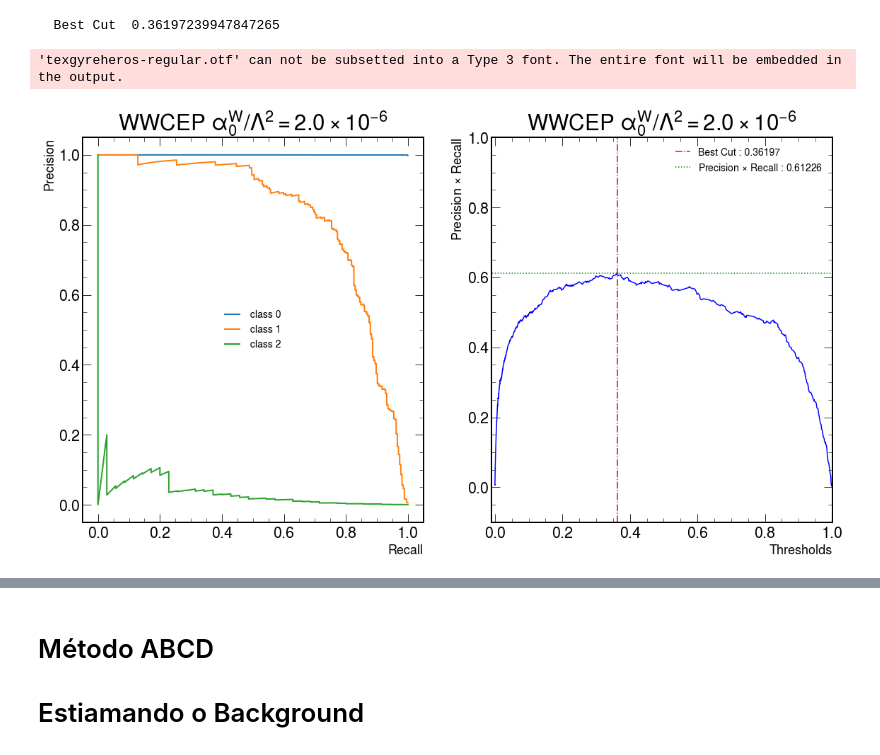
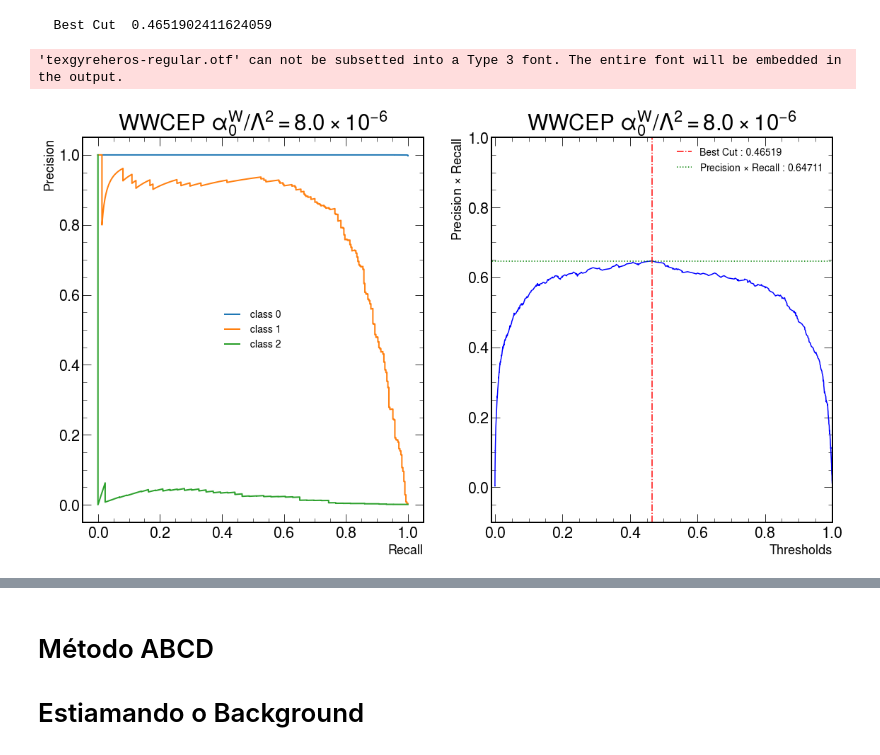
Before and after one commit to teteumac/Acoplamento-Quartico-Anomalo, a Jupyter notebook: LightGBM_MulticlassClassifier_WWCEP.ipynb, the cells around one changed output, grey strips where cells are left out. Saved outputs shown, nothing was run; the diff lists cells and outputs as text; code cells hidden in the pictures.

```diff
--- a/LightGBM_MulticlassClassifier_WWCEP.ipynb
+++ b/LightGBM_MulticlassClassifier_WWCEP.ipynb
@@ -115,6 +176,8 @@ data_set_back_multirp = open_file_MC( 'DataSet_back_multiRP.h5' )
 # %%
 label_back = pd.DataFrame( [0]*len( data_set_back_multirp ) )
 data_set_back_multirp = pd.concat( [ data_set_back_multirp, label_back ], axis = 1 ).rename(columns={0: 'label'})
+data_set_back_multirp['xi1_smearing'] = data_set_back_multirp['xi1']
+data_set_back_multirp['xi2_smearing'] = data_set_back_multirp['xi2']
 data_set_back_multirp
 # %% [output]
 |  | Mww | Pt_W_lep | dPhi_Whad_Wlep | dPhi_jatos_MET | jetAK8_pt | jetAK8_eta | jetAK8_prunedMass | ... |
@@ -292,0 +484,18 @@ DataSet_Test4 = DataSet_Test4.drop(Drop_Columns, axis = 1)
+# %%
+'''DataSet_Train8, y_train8, scaler, scaler_prediction = do_scaler(DataSet_Train8, y_train8, scaler, scaler_prediction)
+DataSet_Train7, y_train7, scaler, scaler_prediction = do_scaler(DataSet_Train7, y_train7, scaler, scaler_prediction)
+DataSet_Train6, y_train6, scaler, scaler_prediction = do_scaler(DataSet_Train6, y_train6, scaler, scaler_prediction)
+DataSet_Train5, y_train5, scaler, scaler_prediction = do_scaler(DataSet_Train5, y_train5, scaler, scaler_prediction)
+DataSet_Train4, y_train4, scaler, scaler_prediction = do_scaler(DataSet_Train4, y_train4, scaler, scaler_prediction)
+DataSet_Train3, y_train3, scaler, scaler_prediction = do_scaler(DataSet_Train3, y_train3, scaler, scaler_prediction)
+DataSet_Train2, y_train2, scaler, scaler_prediction = do_scaler(DataSet_Train2, y_train2, scaler, scaler_prediction)
+DataSet_Train1, y_train1, scaler, scaler_prediction = do_scaler(DataSet_Train1, y_train1, scaler, scaler_prediction)
+
+DataSet_Test8, y_test8, scaler, scaler_prediction = do_scaler(DataSet_Test8, y_test8, scaler, scaler_prediction)
+DataSet_Test7, y_test4, scaler, scaler_prediction = do_scaler(DataSet_Test7, y_test4, scaler, scaler_prediction)
+DataSet_Test6, y_test6, scaler, scaler_prediction = do_scaler(DataSet_Test6, y_test6, scaler, scaler_prediction)
+DataSet_Test5, y_test5, scaler, scaler_prediction = do_scaler(DataSet_Test5, y_test5, scaler, scaler_prediction)
+DataSet_Test4, y_test4, scaler, scaler_prediction = do_scaler(DataSet_Test4, y_test4, scaler, scaler_prediction)
+DataSet_Test3, y_test3, scaler, scaler_prediction = do_scaler(DataSet_Test3, y_test3, scaler, scaler_prediction)
+DataSet_Test2, y_test2, scaler, scaler_prediction = do_scaler(DataSet_Test2, y_test2, scaler, scaler_prediction)
+DataSet_Test1, y_test1, scaler, scaler_prediction = do_scaler(DataSet_Test1, y_test1, scaler, scaler_prediction)'''
@@ -310,6 +521,11 @@ DataSet_Train8
 
 train_LGB8 = lgb.Dataset( DataSet_Train8, label = y_train8 )
 train_LGB7 = lgb.Dataset( DataSet_Train7, label = y_train7 )
+train_LGB6 = lgb.Dataset( DataSet_Train6, label = y_train6 )
+train_LGB5 = lgb.Dataset( DataSet_Train5, label = y_train5 )
+
 train_LGB1 = lgb.Dataset( DataSet_Train1, label = y_train1 )
+train_LGB2 = lgb.Dataset( DataSet_Train2, label = y_train2 )
+train_LGB3 = lgb.Dataset( DataSet_Train3, label = y_train3 )
 train_LGB4 = lgb.Dataset( DataSet_Train4, label = y_train4 )
 # %%
@@ -388,9 +726,14 @@ Best: 0.998500 using {'subsample': 0.81, 'objective': 'multiclass', 'num_leaves'
 # %%
 print('Treinando os modelos...\n')
 
-bst8_binary_logloss_scale_pos_weight = lgb.train(search_result8_binary_logloss_scale_pos_weight.best_params_, train_LGB8)
-bst7_binary_logloss_scale_pos_weight = lgb.train(search_result7_binary_logloss_scale_pos_weight.best_params_, train_LGB7)
-bst1_binary_logloss_scale_pos_weight = lgb.train(search_result1_binary_logloss_scale_pos_weight.best_params_, train_LGB1)
-bst4_binary_logloss_scale_pos_weight = lgb.train(search_result4_binary_logloss_scale_pos_weight.best_params_, train_LGB4)
+bst8_binary_logloss_scale_pos_weight = lgb.train(search8_binary_logloss_scale_pos_weight, train_LGB8)
+bst7_binary_logloss_scale_pos_weight = lgb.train(search7_binary_logloss_scale_pos_weight, train_LGB7)
+bst6_binary_logloss_scale_pos_weight = lgb.train(search6_binary_logloss_scale_pos_weight, train_LGB6)
+bst5_binary_logloss_scale_pos_weight = lgb.train(search5_binary_logloss_scale_pos_weight, train_LGB5)
+
+bst1_binary_logloss_scale_pos_weight = lgb.train(search1_binary_logloss_scale_pos_weight, train_LGB1)
+bst2_binary_logloss_scale_pos_weight = lgb.train(search2_binary_logloss_scale_pos_weight, train_LGB2)
+bst3_binary_logloss_scale_pos_weight = lgb.train(search3_binary_logloss_scale_pos_weight, train_LGB3)
+bst4_binary_logloss_scale_pos_weight = lgb.train(search4_binary_logloss_scale_pos_weight, train_LGB4)
 # %% [output]
 Treinando os modelos...
@@ -514,6 +887,6 @@ plot_precision_recall_curve(y_test1,predict_proba_LGBM1_binary_logloss_scale_pos
 # %%
-plot_precision_recall_curve(y_test4,predict_proba_LGBM4_binary_logloss_scale_pos_weight, r'WWCEP $\alpha_{0}^{W}/\Lambda^{2} = 2.0 \times 10^{-6} $', 'Precision_Recal_Anomalo4' )
+plot_precision_recall_curve(y_test4,predict_proba_LGBM4_binary_logloss_scale_pos_weight, r'WWCEP $\alpha_{0}^{W}/\Lambda^{2} = 8.0 \times 10^{-6} $', 'Precision_Recal_Anomalo4' )
 # %% [output]
-  Best Cut  0.36197239947847265
+  Best Cut  0.4651902411624059
 'texgyreheros-regular.otf' can not be subsetted into a Type 3 font. The entire font will be embedded in the output.
-[figure, old version]
+[figure, new version]
```
Also changed, not shown: parts of 102 cells of this notebook.
